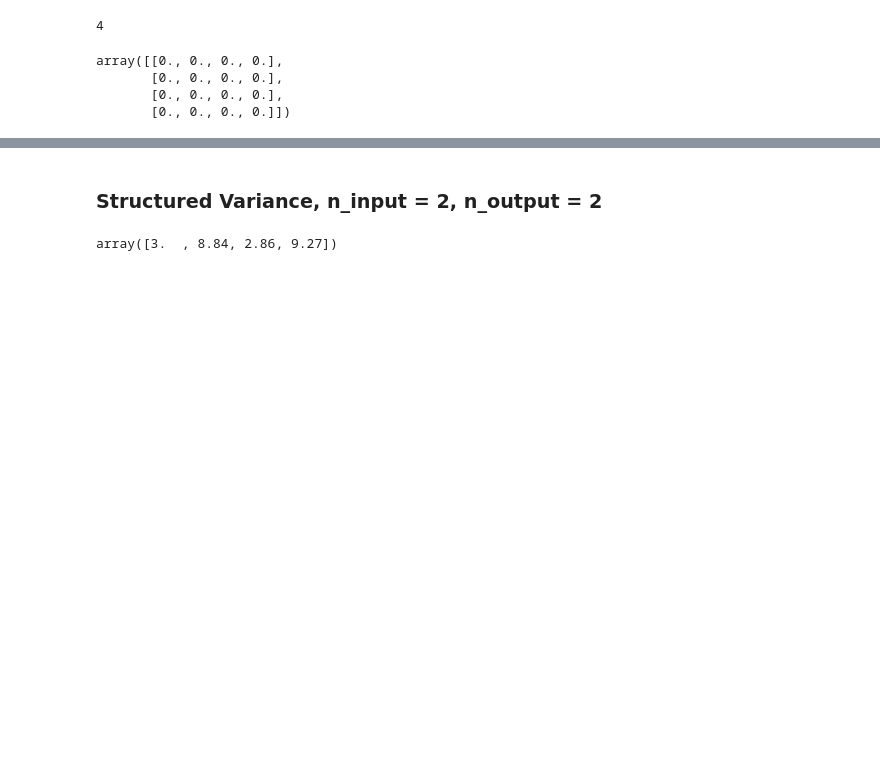
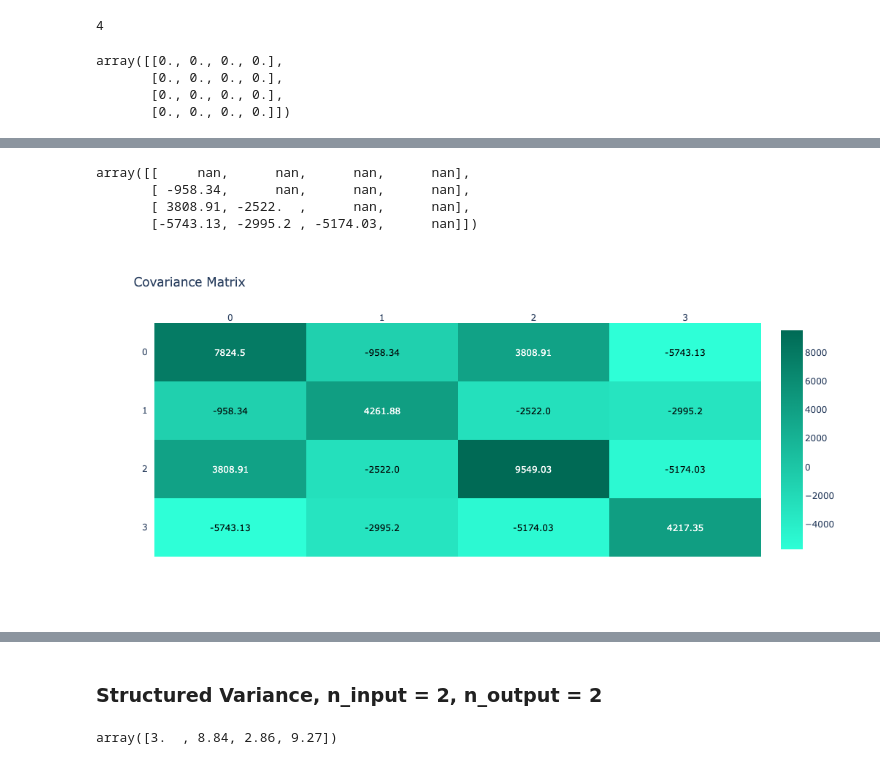
Before and after one commit to kurtsenol/DEA, a Jupyter notebook: Dataset_Generation.ipynb, the cells around one changed output, grey strips where cells are left out. Cells and saved outputs as stored; diff of their text form; code cells hidden in the pictures; blank space fills up the shorter version.

```diff
--- a/Dataset_Generation.ipynb
+++ b/Dataset_Generation.ipynb
@@ -119,3 +154,39 @@ sns.heatmap(cov_matrix, annot=True, fmt='.2f', cmap='YlGnBu');
+# %%
+pd.DataFrame(cov_matrix).mask(mask).to_numpy()
+# %% [output]
+array([[     nan,      nan,      nan,      nan],
+       [ -958.34,      nan,      nan,      nan],
+       [ 3808.91, -2522.  ,      nan,      nan],
+       [-5743.13, -2995.2 , -5174.03,      nan]])
+# %%
+my_colorsc=[[0, '#2effd7'],#white
+            [1, '#006a55']]
+# %%
+fig = ff.create_annotated_heatmap(pd.DataFrame(cov_matrix).to_numpy().T.round(2),
+                                  x = pd.DataFrame(cov_matrix).columns.tolist(),
+                                  y = pd.DataFrame(cov_matrix).columns.tolist(),
+                                  showscale=True, colorscale=my_colorsc )
+
+fig.update_layout(
+    autosize=False,
+    width=800,
+    height=500,
+    title_text="Covariance Matrix",
+        xaxis_showgrid=False,
+    yaxis_showgrid=False,
+    xaxis_zeroline=False,
+    yaxis_zeroline=False,
+    yaxis_autorange='reversed',
+    template='plotly_white'
+)
+
+for i in range(len(fig.layout.annotations)):
+    if fig.layout.annotations[i].text == 'nan':
+        fig.layout.annotations[i].text = ""
+
+fig.show()
+# %% [output]
+[figure, added]
 # %%
 US_22 = pd.DataFrame(np.random.multivariate_normal(mean_q, cov_matrix, 1000))
 US_22.columns = ["Input " + str(i + 1) for i in range(m)] + ["Output " + str(i + 1) for i in range(s)]
```
Also changed, not shown: parts of 20 cells of this notebook, 2 other files.
